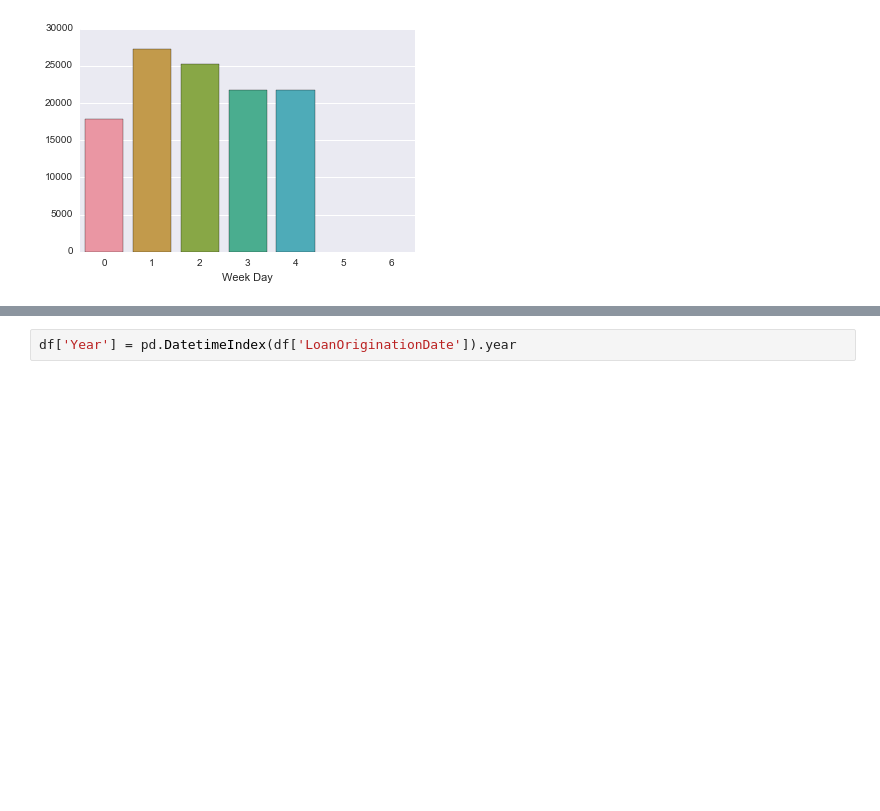
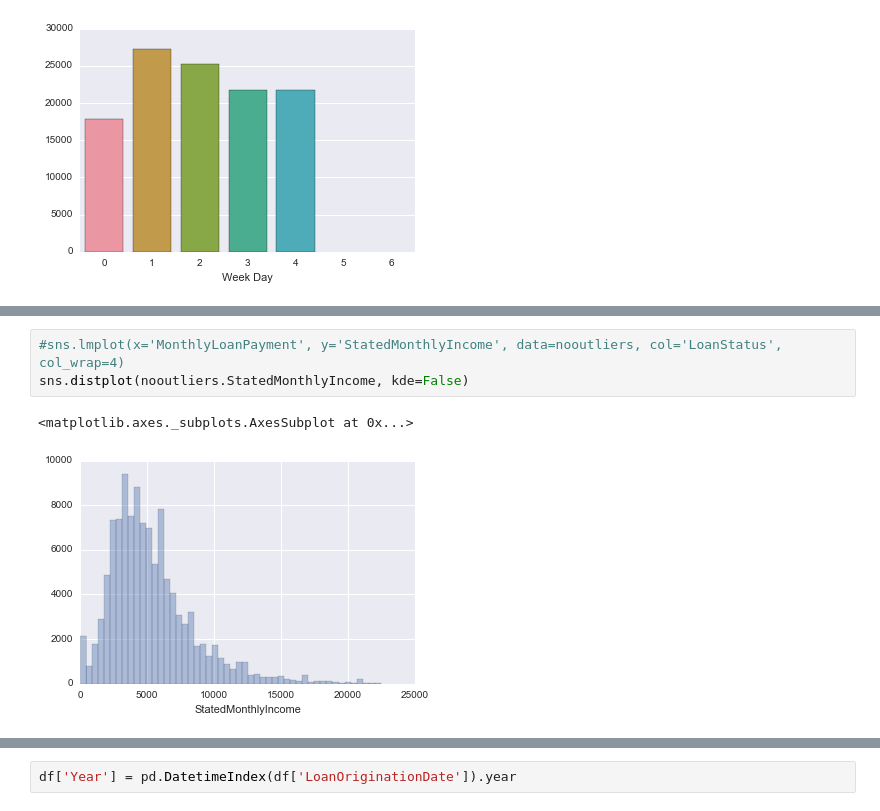
Before and after one commit to yugoli/prosperloananalysis-ipython, a Jupyter notebook: Prosper.ipynb, the cells around one changed output, grey strips where cells are left out. Cells and saved outputs as stored; diff of their text form; blank space fills up the shorter version.

```diff
--- a/Prosper.ipynb
+++ b/Prosper.ipynb
@@ -286,0 +303,6 @@ sns.despine()
+# %%
+#sns.lmplot(x='MonthlyLoanPayment', y='StatedMonthlyIncome', data=nooutliers, col='LoanStatus', col_wrap=4)
+sns.distplot(nooutliers.StatedMonthlyIncome, kde=False)
+# %% [output]
+<matplotlib.axes._subplots.AxesSubplot at 0x...>
+[figure, added]
```
Also changed, not shown: parts of 12 cells of this notebook.
